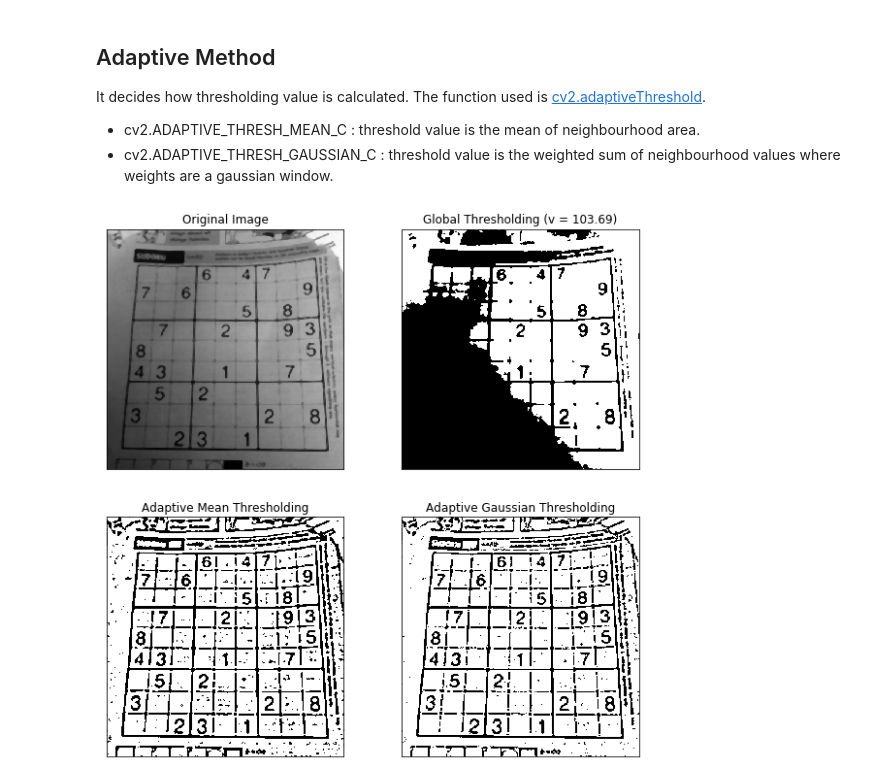
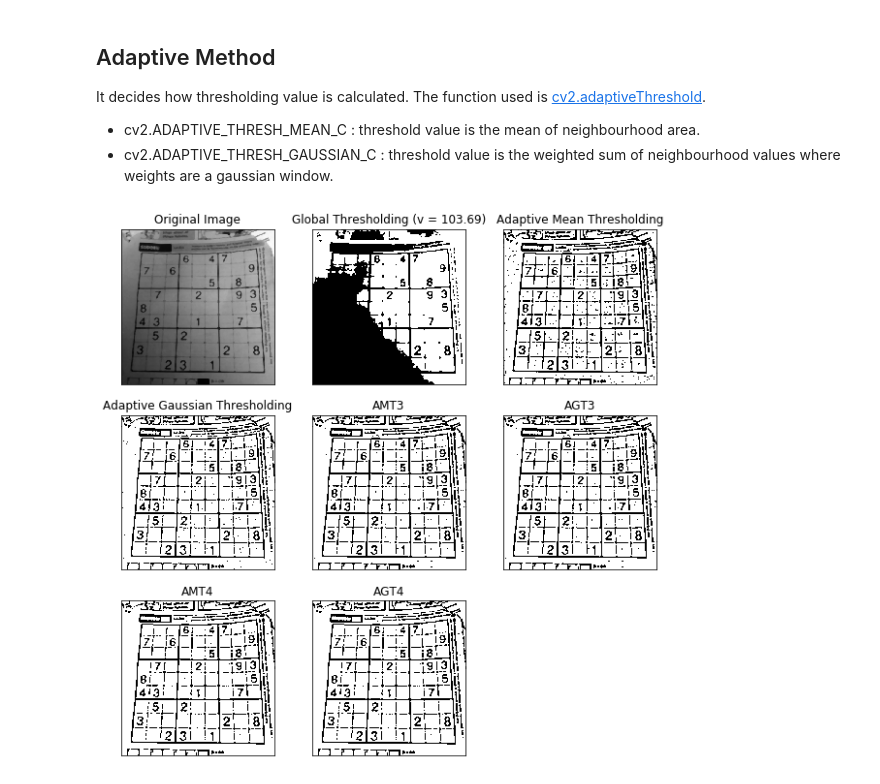
Before and after one commit to teoYQ/50.035-Computer-Vision, a Jupyter notebook: Week 2/OpenCV.ipynb, the cells around one changed output. Saved outputs shown, nothing was run; the diff lists cells and outputs as text; code cells hidden in the pictures.

```diff
--- a/Week 2/OpenCV.ipynb
+++ b/Week 2/OpenCV.ipynb
@@ -767,36 +819,44 @@ It decides how thresholding value is calculated. The function used is [cv2.adapt
 img = cv2.imread('imgs/sudoku-original.jpg',0)
 img = cv2.medianBlur(img,5)
 img_mean = np.mean(img)
 
 C = 2
 ret,th1 = cv2.threshold(img,img_mean,255,cv2.THRESH_BINARY)
 th2 = cv2.adaptiveThreshold(img,255,cv2.ADAPTIVE_THRESH_MEAN_C,\
             cv2.THRESH_BINARY,11,C)
 
 th3 = cv2.adaptiveThreshold(img,255,cv2.ADAPTIVE_THRESH_GAUSSIAN_C,\
             cv2.THRESH_BINARY,11,C)
 
 #############################################################################
 # TODO:                                                             #
 # Trying several value of constant C and observing how the output           #
 # thresholded images change.                                             #
 #############################################################################
-pass
+th4 = cv2.adaptiveThreshold(img,255,cv2.ADAPTIVE_THRESH_MEAN_C,\
+            cv2.THRESH_BINARY,11,3)
+th5 = cv2.adaptiveThreshold(img,255,cv2.ADAPTIVE_THRESH_MEAN_C,\
+            cv2.THRESH_BINARY,11,3)
+th6 = cv2.adaptiveThreshold(img,255,cv2.ADAPTIVE_THRESH_MEAN_C,\
+            cv2.THRESH_BINARY,11,4)
+th7 = cv2.adaptiveThreshold(img,255,cv2.ADAPTIVE_THRESH_MEAN_C,\
+            cv2.THRESH_BINARY,11,4)
+
 #############################################################################
 #                             END OF YOUR CODE                              #
 #############################################################################
 
 titles = ['Original Image', 'Global Thresholding (v = {:.2f})'.format(img_mean),
-        'Adaptive Mean Thresholding', 'Adaptive Gaussian Thresholding']
-images = [img, th1, th2, th3]
+        'Adaptive Mean Thresholding', 'Adaptive Gaussian Thresholding','AMT3','AGT3','AMT4','AGT4']
+images = [img, th1, th2, th3,th4,th5,th6,th7]
 
 fig = plt.figure(figsize=(10, 10))
-for i in range(4):
-    plt.subplot(2,2,i+1)
+for i in range(8):
+    plt.subplot(3,3,i+1)
     plt.imshow(images[i],'gray')
     plt.title(titles[i])
     plt.xticks([])
     plt.yticks([])
 plt.show()
 # %% [output]
-[figure, old version]
+[figure, new version]
```
Also changed, not shown: parts of 14 cells of this notebook, 2 other files.
